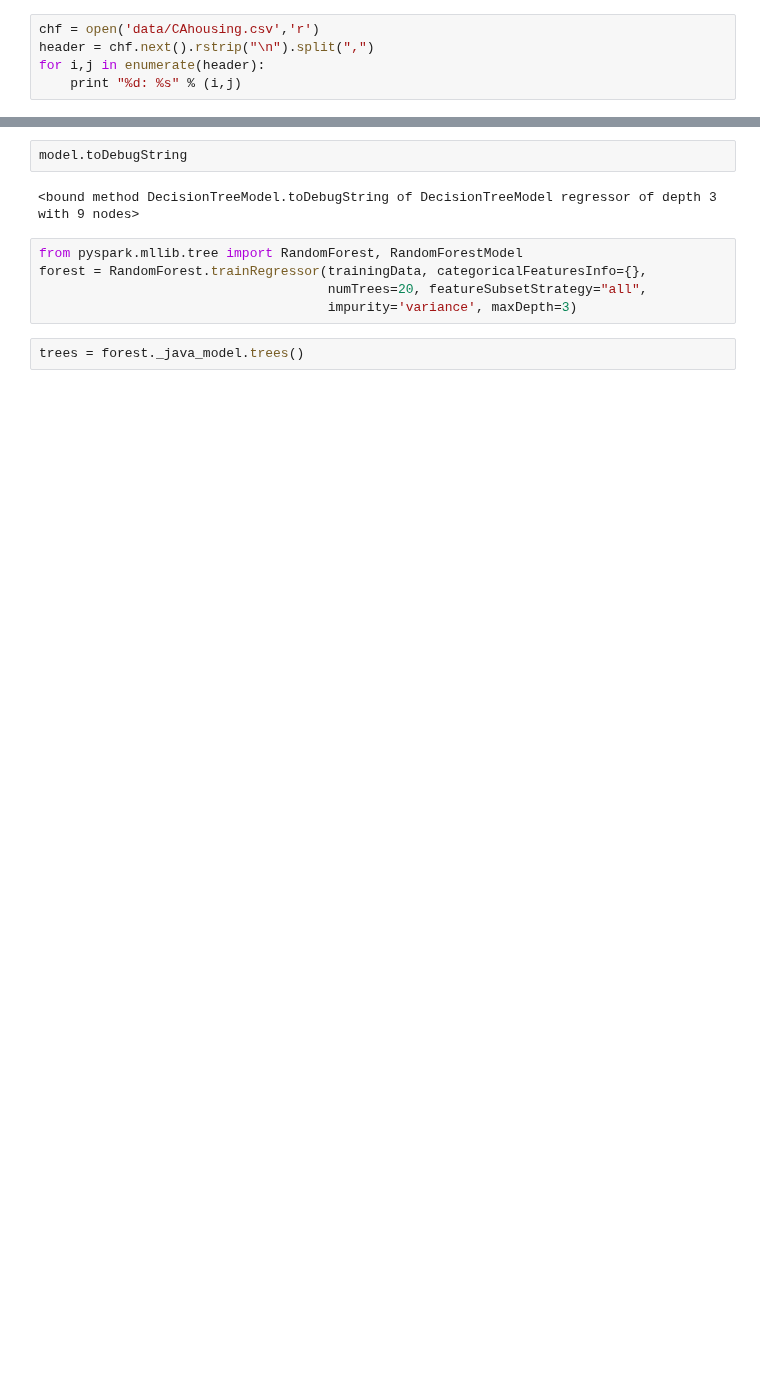
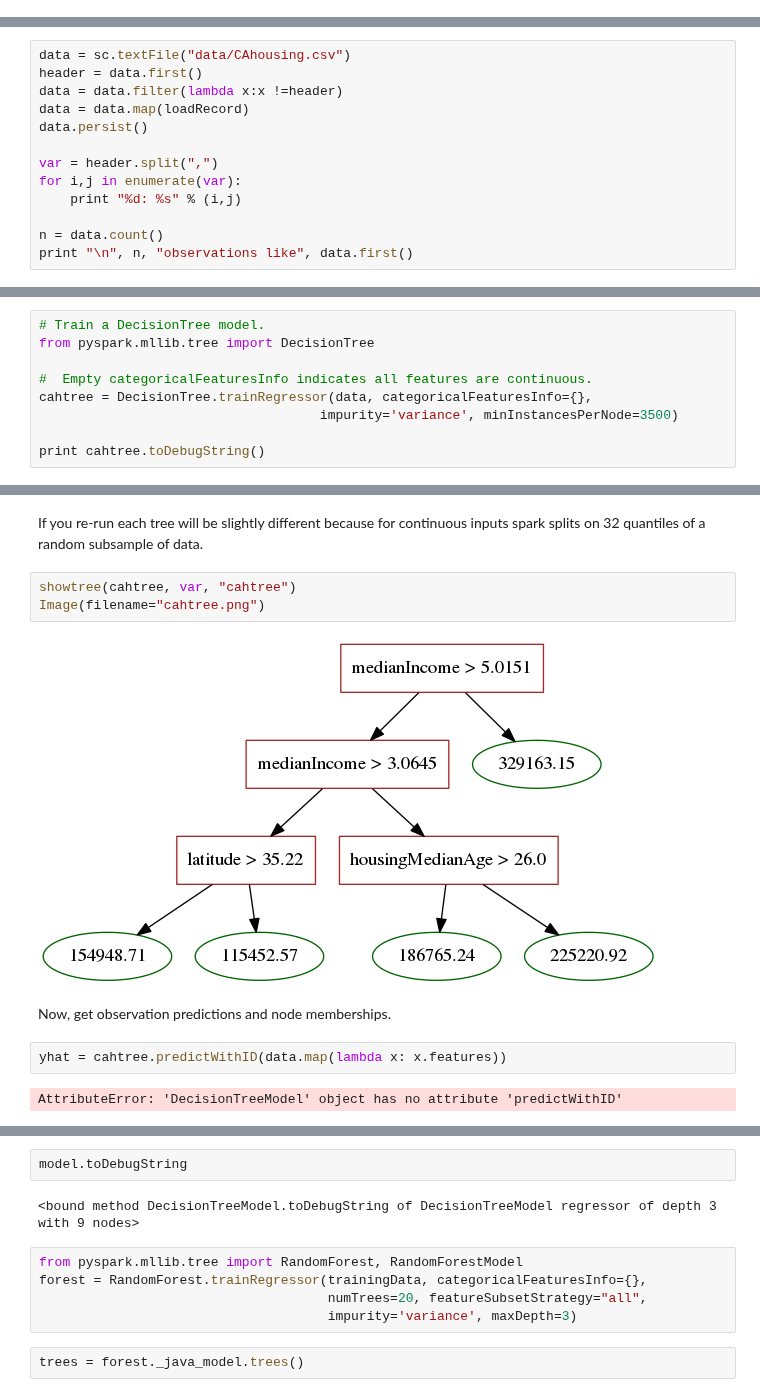
Before and after one commit to TaddyLab/bayesian-forest, a Jupyter notebook: sparky.ipynb, the cells around one changed output, grey strips where cells are left out. Cells and saved outputs as stored; diff of their text form; blank space fills up the shorter version.

Commit message:
up sparky

```diff
--- a/sparky.ipynb
+++ b/sparky.ipynb
@@ -30,8 +33,3 @@ def loadRecord(line):
     reader = csv.reader(input)
     row = map(float, reader.next())
     return LabeledPoint(row[-1],row[:-1])
-# %%
-chf = open('data/CAhousing.csv','r')
-header = chf.next().rstrip("\n").split(",")
-for i,j in enumerate(header):
-    print "%d: %s" % (i,j)
@@ -55,0 +85,13 @@ LabeledPoint(452600.0, [-122.23,37.88,41.0,880.0,129.0,322.0,126.0,8.3252])
+# %%
+data = sc.textFile("data/CAhousing.csv")
+header = data.first()
+data = data.filter(lambda x:x !=header)
+data = data.map(loadRecord)
+data.persist()
+
+var = header.split(",")
+for i,j in enumerate(var):
+    print "%d: %s" % (i,j)
+
+n = data.count()
+print "\n", n, "observations like", data.first()
@@ -55,0 +110,9 @@ LabeledPoint(452600.0, [-122.23,37.88,41.0,880.0,129.0,322.0,126.0,8.3252])
+# %%
+# Train a DecisionTree model.
+from pyspark.mllib.tree import DecisionTree
+
+#  Empty categoricalFeaturesInfo indicates all features are continuous.
+cahtree = DecisionTree.trainRegressor(data, categoricalFeaturesInfo={},
+                                    impurity='variance', minInstancesPerNode=3500)
+
+print cahtree.toDebugString()
@@ -56 +134,14 @@ LabeledPoint(452600.0, [-122.23,37.88,41.0,880.0,129.0,322.0,126.0,8.3252])
+# %% [markdown]
+If you re-run each tree will be slightly different because for continuous inputs spark splits on 32 quantiles of a random subsample of data.
+# %%
+showtree(cahtree, var, "cahtree")
+Image(filename="cahtree.png")
+# %% [output]
+[figure, added]
+# %% [markdown]
+Now, get observation predictions and node memberships.
+# %%
+yhat = cahtree.predictWithID(data.map(lambda x: x.features))
+# %% [output]
+AttributeError: 'DecisionTreeModel' object has no attribute 'predictWithID'
 # %%
```
Also changed, not shown: parts of 16 cells of this notebook.
